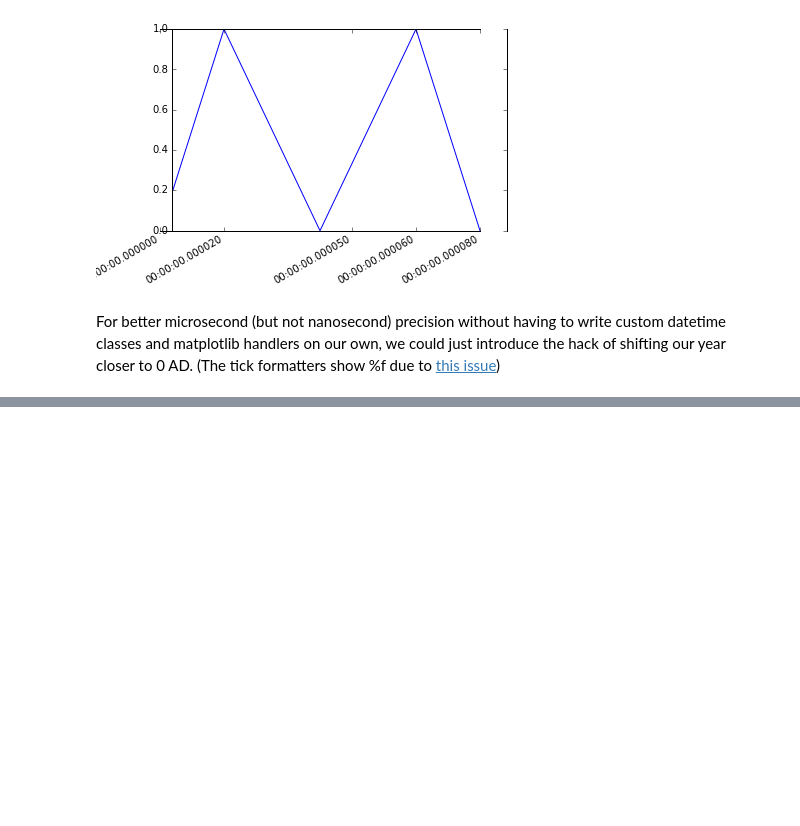
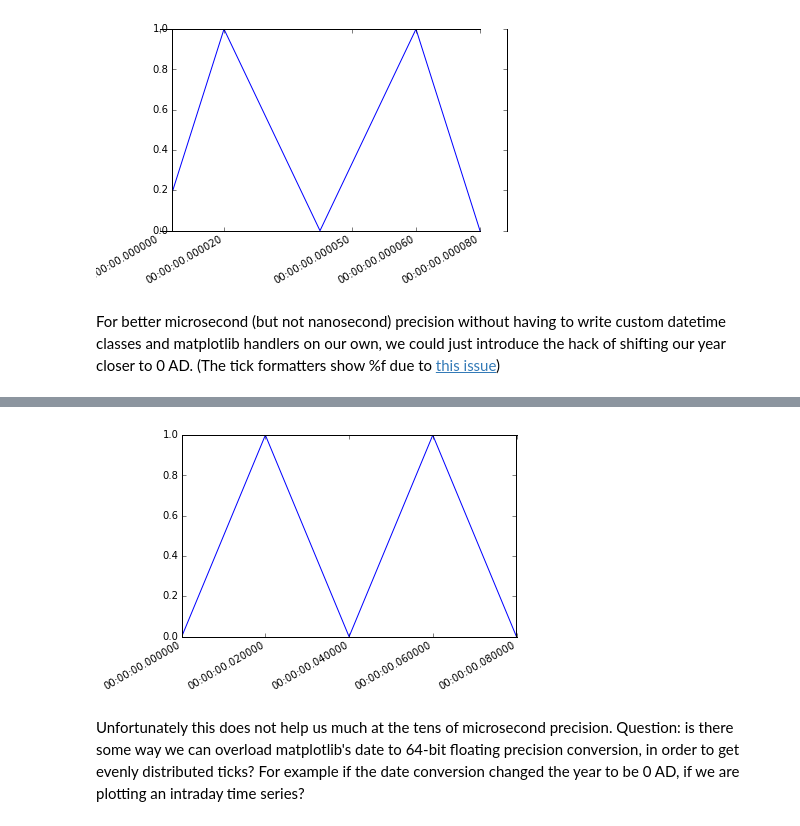
Before and after one commit to azjps/matplotlib-tick-formatters, a Jupyter notebook: notebooks/microsecond_precision.ipynb, the cells around one changed output, grey strips where cells are left out. Saved outputs shown, nothing was run; the diff lists cells and outputs as text; code cells hidden in the pictures; blank space fills up the shorter version.

```diff
--- a/notebooks/microsecond_precision.ipynb
+++ b/notebooks/microsecond_precision.ipynb
@@ -24,0 +130,9 @@ plot_hundred_microseconds(14)
+# %%
+ax = plot_hundred_microseconds(2014, micros=20000)
+locator = dates.AutoDateLocator()
+ax.xaxis.set_major_locator(locator)
+ax.xaxis.set_major_formatter(AutoMicrosecondFormatter(locator))
+# %% [output]
+[figure, added]
+# %% [markdown]
+Unfortunately this does not help us much at the tens of microsecond precision. Question: is there some way we can overload matplotlib's date to 64-bit floating precision conversion, in order to get evenly distributed ticks? For example if the date conversion changed the year to be 0 AD, if we are plotting an intraday time series?
```
Also changed, not shown: parts of 10 cells of this notebook, 2 other files.
